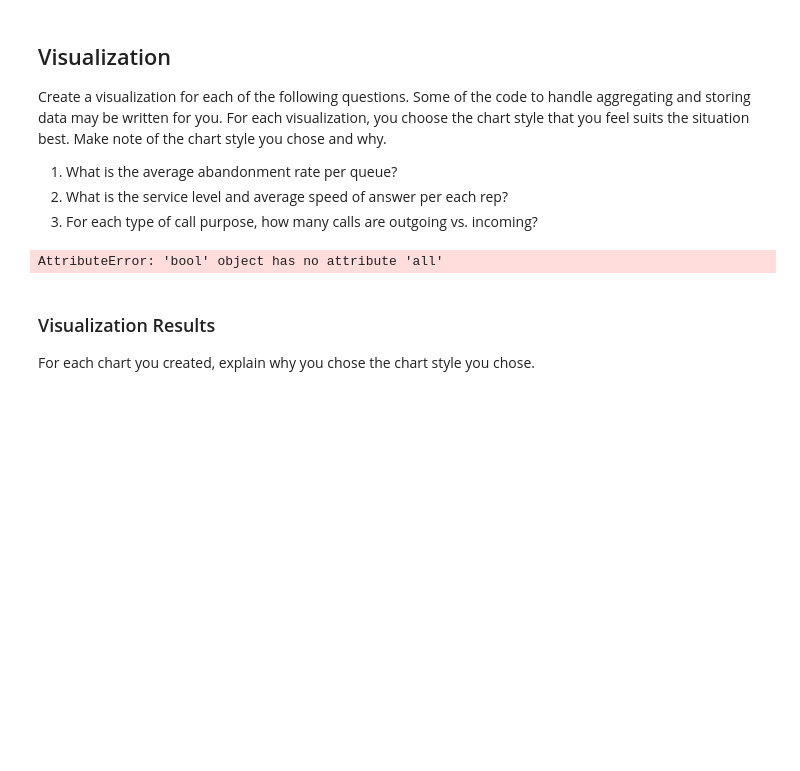
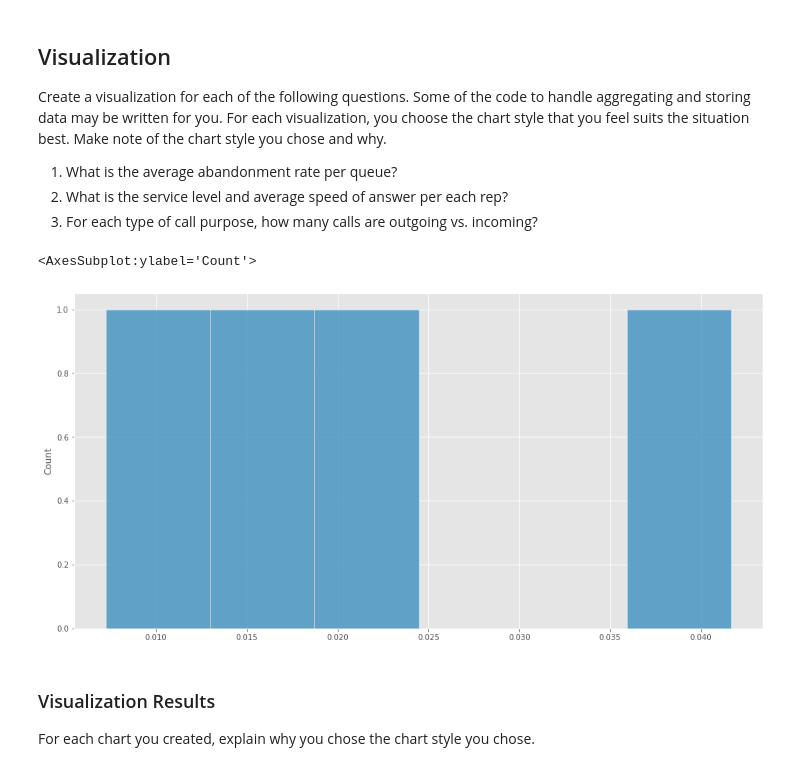
Before and after one commit to theuseriam/call-center-cleanup-assignment, a Jupyter notebook: Call Center Cleanup.ipynb, the cells around one changed output. Drawn from its saved outputs; the diff is of its cells as text; code cells hidden in the pictures; blank space fills up the shorter version.

```diff
--- a/Call Center Cleanup.ipynb
+++ b/Call Center Cleanup.ipynb
@@ -429,18 +429,22 @@ Create a visualization for each of the following questions. Some of the code to
 # %%
 # Create visualization 1 here
 # The dictionary abandonment_rates has the data you need.
 
 abandonment_rates = {}
 queues = ["A", "B", "C", "D"]
 queue_dict = df.groupby("Queue").agg("sum")
 for i in range(4):
     abandonment_rates[queues[i]] = queue_dict["Abandoned"][i] / queue_dict["Calls"][i]
 
 
-#sns.histplot(x = abandonment_rates, bins = 15)
-sns.violinplot(abandonment_rates)
+plt.figure(figsize = (16,8))
+sns.histplot(x = abandonment_rates, bins = 6)
+
+#average abandonment rate is 1 per queue
+#I chose this histplot because it
 # %% [output]
-AttributeError: 'bool' object has no attribute 'all'
+<AxesSubplot:ylabel='Count'>
+[figure, added]
 # %%
 # Create visualization 2 here
 # north_plt contains the data you need for the average speed of answer of each rep
```
